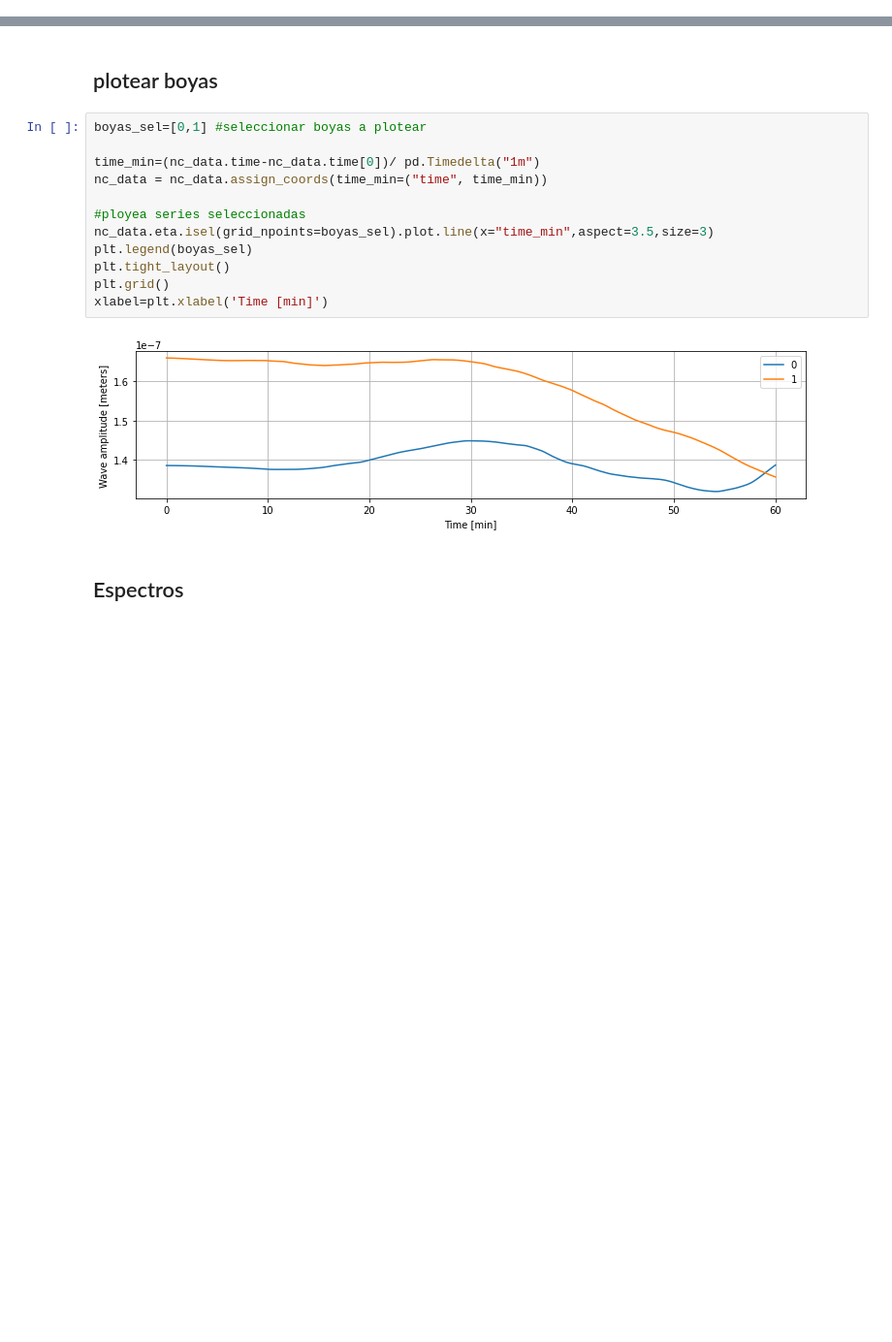
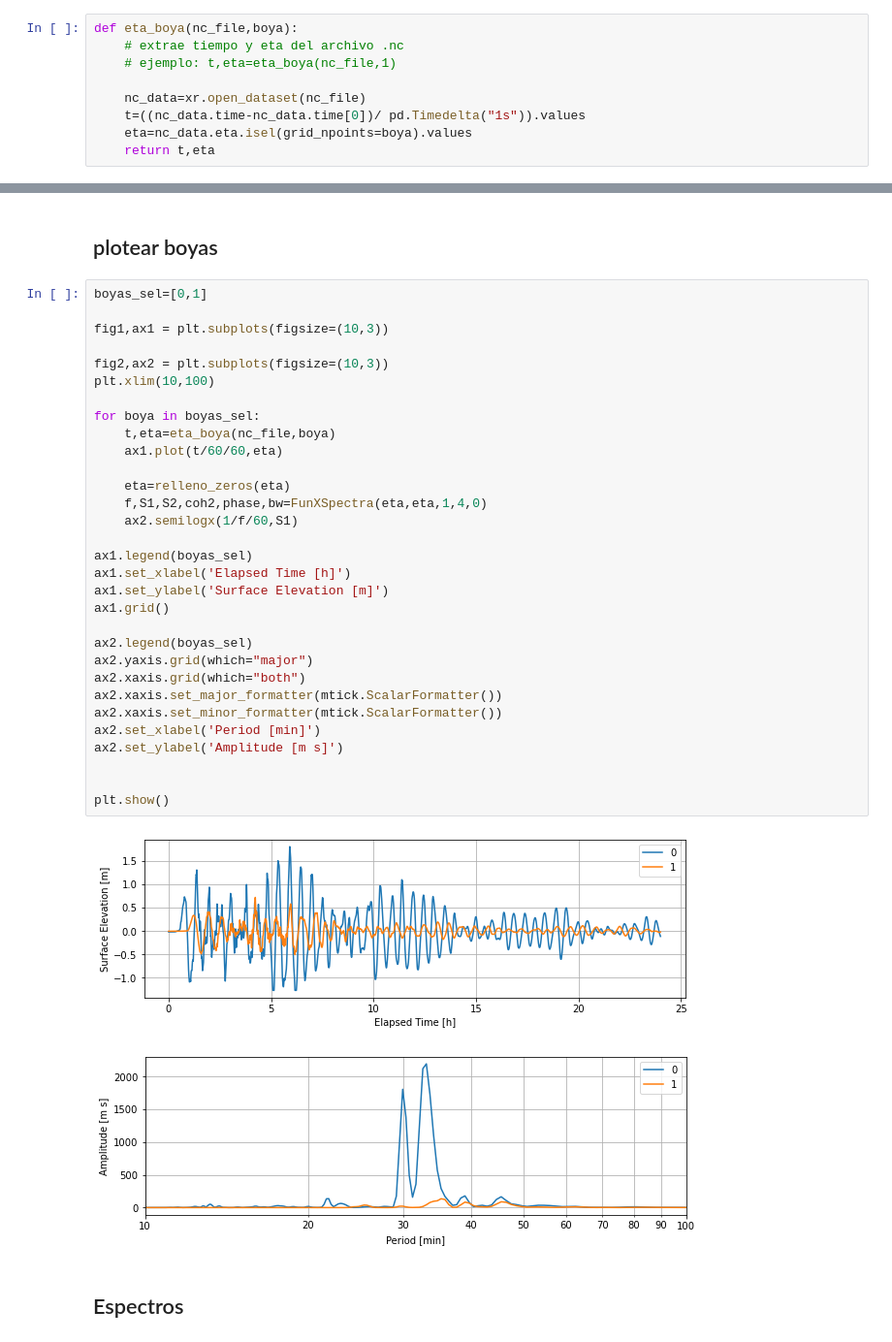
Before and after one commit to Maurici0-Diaz/Resonancia, a Jupyter notebook: Analisis_ts.ipynb, the cells around one changed output, grey strips where cells are left out. Shown: that part at 97% size. Cells and saved outputs as stored; diff of their text form; blank space fills up the shorter version.

```diff
--- a/Analisis_ts.ipynb
+++ b/Analisis_ts.ipynb
@@ -8,5 +8,14 @@ import matplotlib.ticker as mtick
 
 from FunXSpectra import FunXSpectra
 from relleno_zeros import relleno_zeros
+# %%
+def eta_boya(nc_file,boya):
+    # extrae tiempo y eta del archivo .nc
+    # ejemplo: t,eta=eta_boya(nc_file,1)
+
+    nc_data=xr.open_dataset(nc_file)
+    t=((nc_data.time-nc_data.time[0])/ pd.Timedelta("1s")).values
+    eta=nc_data.eta.isel(grid_npoints=boya).values
+    return t,eta
 # %%
 #direccion completa del archivo a cargar
@@ -36,20 +45,40 @@ Data variables:
     stability_coefficient_level_2:  0.19999999999999996)
 # %% [markdown]
 ## plotear boyas
-# %%
-boyas_sel=[0,1] #seleccionar boyas a plotear
-
-time_min=(nc_data.time-nc_data.time[0])/ pd.Timedelta("1m")
-nc_data = nc_data.assign_coords(time_min=("time", time_min))
-
-#ployea series seleccionadas
-nc_data.eta.isel(grid_npoints=boyas_sel).plot.line(x="time_min",aspect=3.5,size=3)
-plt.legend(boyas_sel)
-plt.tight_layout()
-plt.grid()
-xlabel=plt.xlabel('Time [min]')
-# %% [output]
-[figure, removed]
+# %%
+boyas_sel=[0,1]
+
+fig1,ax1 = plt.subplots(figsize=(10,3))
+
+fig2,ax2 = plt.subplots(figsize=(10,3))
+plt.xlim(10,100)
+
+for boya in boyas_sel:
+    t,eta=eta_boya(nc_file,boya)
+    ax1.plot(t/60/60,eta)
+
+    eta=relleno_zeros(eta)
+    f,S1,S2,coh2,phase,bw=FunXSpectra(eta,eta,1,4,0)
+    ax2.semilogx(1/f/60,S1)
+
+ax1.legend(boyas_sel)
+ax1.set_xlabel('Elapsed Time [h]')
+ax1.set_ylabel('Surface Elevation [m]')
+ax1.grid()
+
+ax2.legend(boyas_sel)
+ax2.yaxis.grid(which="major")
+ax2.xaxis.grid(which="both")
+ax2.xaxis.set_major_formatter(mtick.ScalarFormatter())
+ax2.xaxis.set_minor_formatter(mtick.ScalarFormatter())
+ax2.set_xlabel('Period [min]')
+ax2.set_ylabel('Amplitude [m s]')
+
+
+plt.show()
+# %% [output]
+[figure, added]
+[figure, added]
 # %% [markdown]
 ## Espectros
 # %%
```
Also changed, not shown: parts of 4 cells of this notebook.
